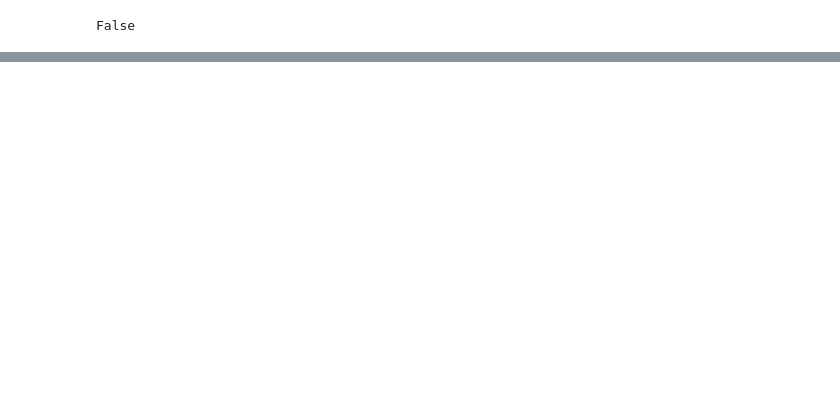
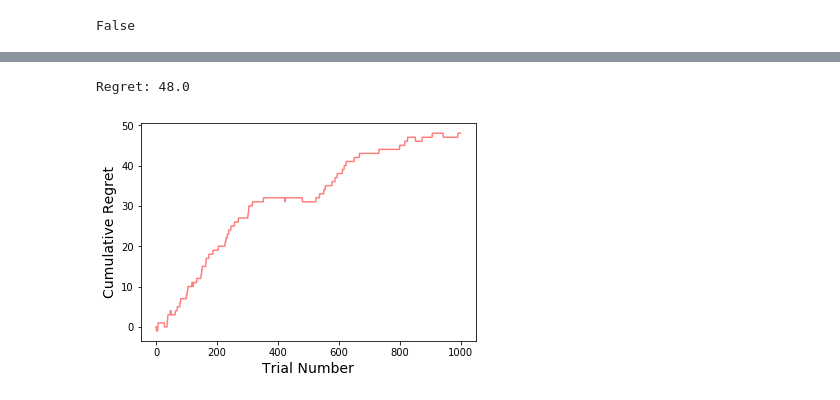
Before and after one commit to banditry/banditry, a Jupyter notebook: notebooks/environment-impl.ipynb, the cells around one changed output, grey strips where cells are left out. Drawn from its saved outputs; the diff is of its cells as text; code cells hidden in the pictures; blank space fills up the shorter version.

```diff
--- a/notebooks/environment-impl.ipynb
+++ b/notebooks/environment-impl.ipynb
@@ -343,0 +406,21 @@ plot_cum_regret(all_rewards, optimal_rewards);
+# %%
+SEED = 42
+model.seed(SEED)
+cmab_env.seed(SEED)
+
+obs = cmab_env.reset()
+
+all_actions = []
+for t in range(1000):
+    if t % 50 == 0:
+        print(f'Step {t+1}')
+
+    action = model.choose_arm(obs)
+    all_actions.append(action)
+    obs, reward, done, info = cmab_env.step(action)
+    if done:
+        print(f"Episode finished after {t+1} timesteps")
+        break
+    else:
+        model.fit(cmab_env.metrics.design_matrix[:t],
+                  cmab_env.metrics.rewards[:t])
@@ -343,0 +445,8 @@ plot_cum_regret(all_rewards, optimal_rewards);
+# %%
+results = cmab_env.metrics.as_df()
+regret = results['_optimal_reward_'].values - results['_reward_'].values
+print(f'Regret: {np.sum(regret)}')
+plot_cum_regret(results['_reward_'].values, results['_optimal_reward_'].values);
+# %% [output]
+Regret: 48.0
+[figure, added]
```
Also changed, not shown: parts of 36 cells of this notebook, 3 other files.
